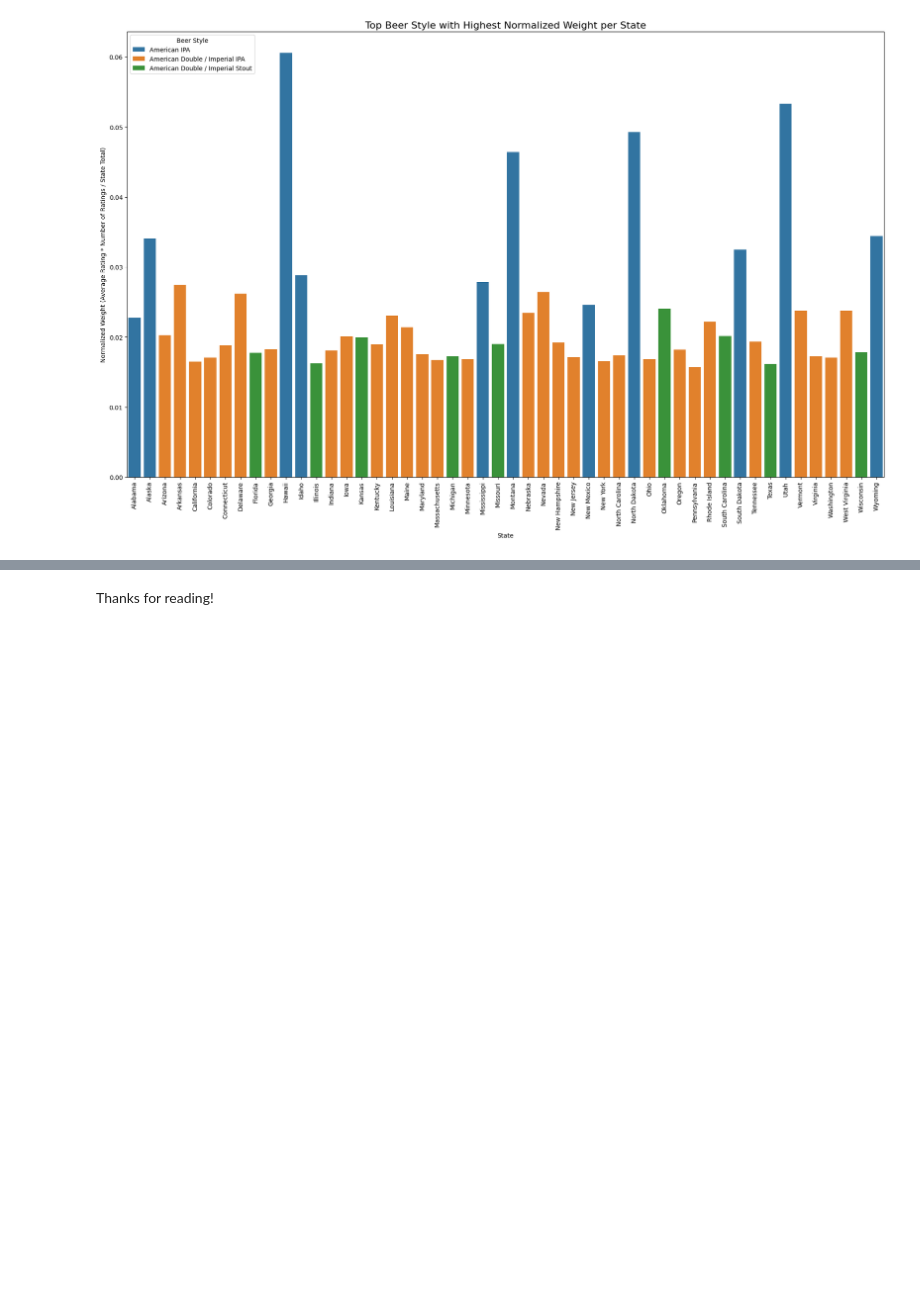
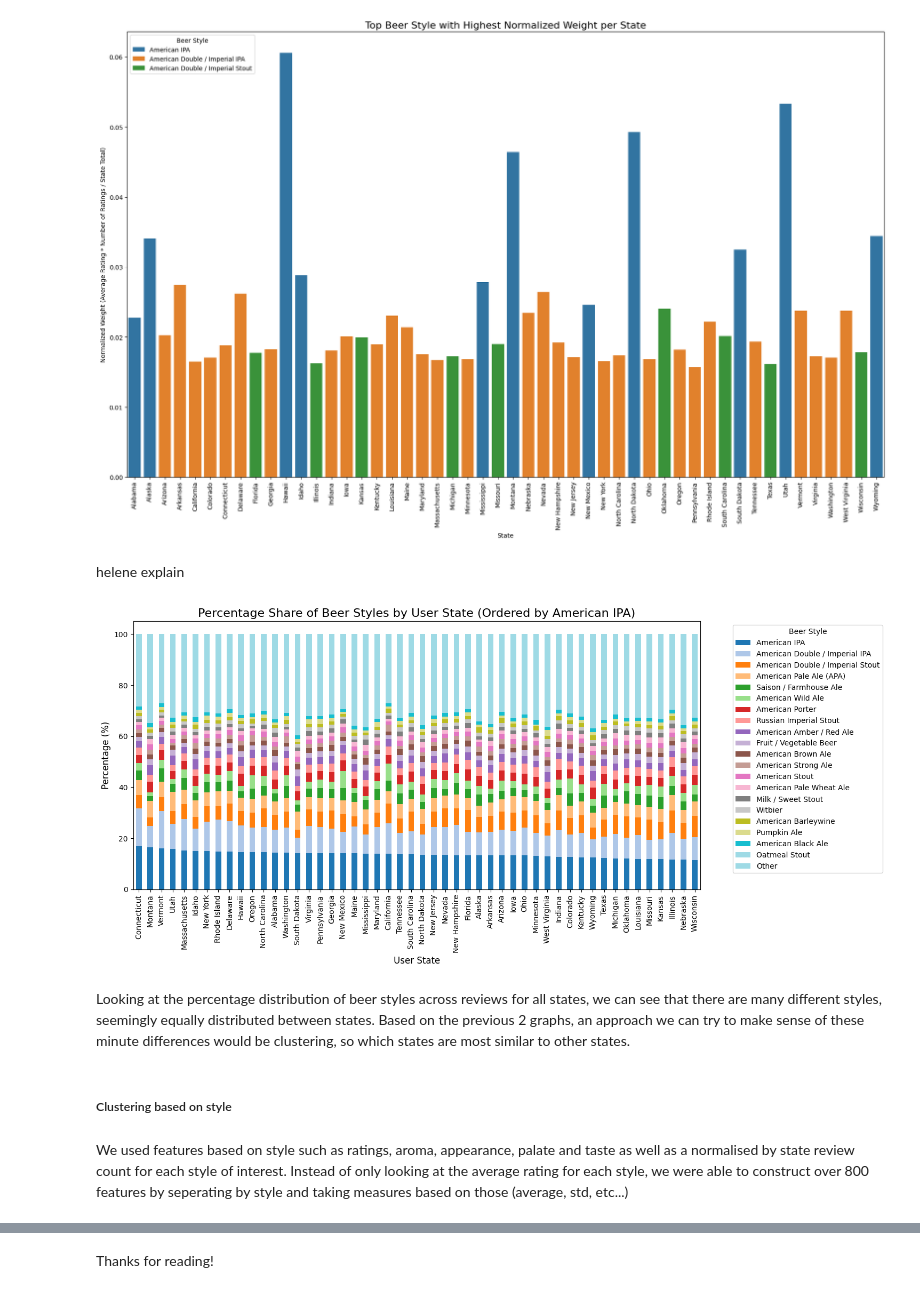
Before and after one commit to epfl-ada/ada-2024-project-x0x0, a Jupyter notebook: results.ipynb, the cells around one changed output, grey strips where cells are left out. Cells and saved outputs as stored; diff of their text form; code cells hidden in the pictures; blank space fills up the shorter version.

```diff
--- a/results.ipynb
+++ b/results.ipynb
@@ -205,3 +239,18 @@ Try using .loc[row_indexer,col_indexer] = value instead
 See the caveats in the documentation: https://pandas.pydata.org/pandas-docs/stable/user_guide/indexing.html#returning-a-view-versus-a-copy
   state_style_stats_thresh['bias_adjusted_weight'] = state_style_stats_thresh['weight'] / state_style_stats_thresh['style'].map(global_popularity_normalized)
 [figure]
+# %% [markdown]
+helene explain
+# %%
+from src.questions.styleAnalysis.utils.stackedbar import stacked_styles
+
+stacked_styles(BA_US_ratings)
+# %% [output]
+[figure, added]
+# %% [markdown]
+Looking at the percentage distribution of beer styles across reviews for all states, we can see that there are many different styles, seemingly equally distributed between states.
+Based on the previous 2 graphs, an approach we can try to make sense of these minute differences would be clustering, so which states are most similar to other states.
+# %% [markdown]
+##### Clustering based on style
+# %% [markdown]
+We used features based on style such as ratings, aroma, appearance, palate and taste as well as a normalised by state review count for each style of interest. Instead of only looking at the average rating for each style, we were able to construct over 800 features by seperating by style and taking measures based on those (average, std, etc...)
```
Also changed, not shown: parts of 28 cells of this notebook, 3 other files.
